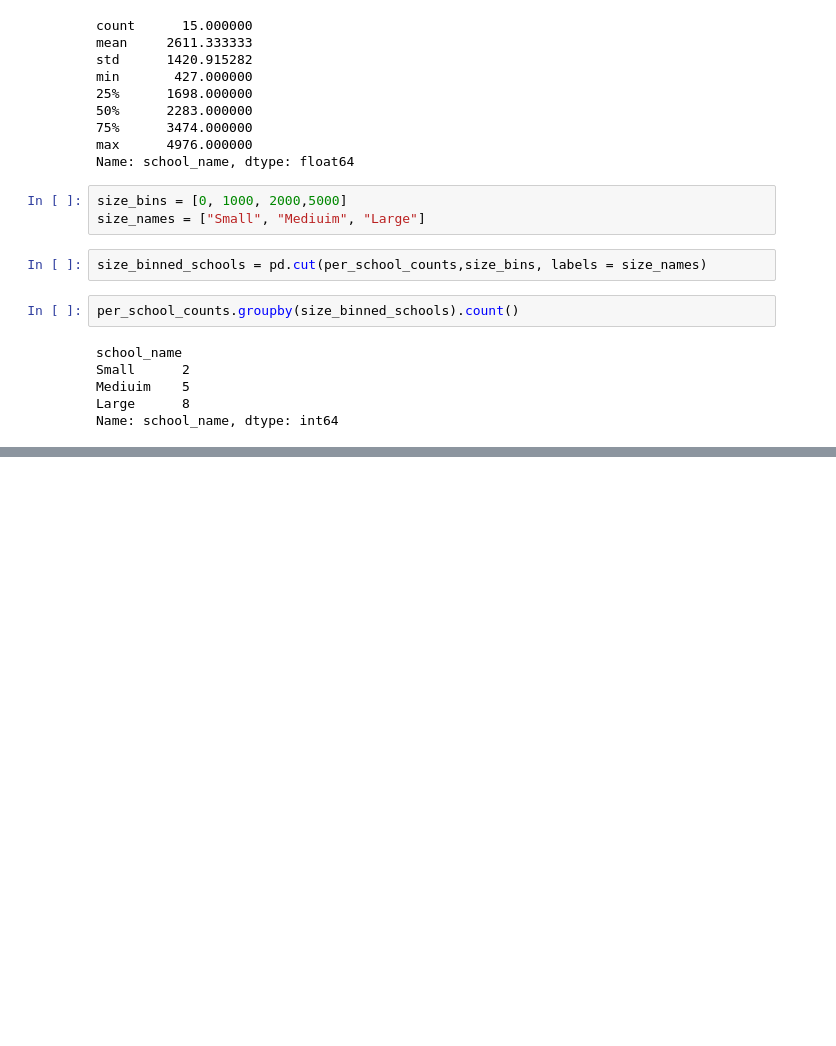
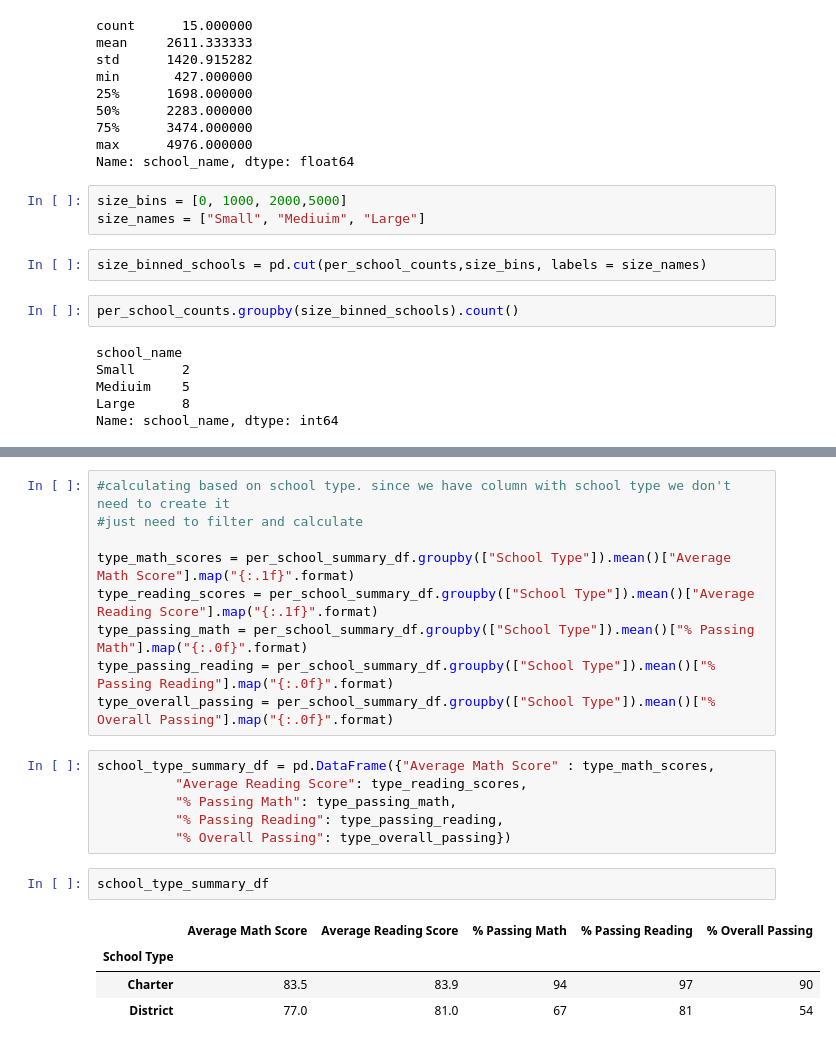
Before and after one commit to tolewicz/School_District_Analysis, a Jupyter notebook: PyCitySchools.ipynb, the cells around one changed output, grey strips where cells are left out. Drawn from its saved outputs; the diff is of its cells as text; blank space fills up the shorter version.

```diff
--- a/PyCitySchools.ipynb
+++ b/PyCitySchools.ipynb
@@ -1086,0 +1087,22 @@ size_summary_df
+# %%
+#calculating based on school type. since we have column with school type we don't need to create it
+#just need to filter and calculate
+
+type_math_scores = per_school_summary_df.groupby(["School Type"]).mean()["Average Math Score"].map("{:.1f}".format)
+type_reading_scores = per_school_summary_df.groupby(["School Type"]).mean()["Average Reading Score"].map("{:.1f}".format)
+type_passing_math = per_school_summary_df.groupby(["School Type"]).mean()["% Passing Math"].map("{:.0f}".format)
+type_passing_reading = per_school_summary_df.groupby(["School Type"]).mean()["% Passing Reading"].map("{:.0f}".format)
+type_overall_passing = per_school_summary_df.groupby(["School Type"]).mean()["% Overall Passing"].map("{:.0f}".format)
+# %%
+school_type_summary_df = pd.DataFrame({"Average Math Score" : type_math_scores,
+          "Average Reading Score": type_reading_scores,
+          "% Passing Math": type_passing_math,
+          "% Passing Reading": type_passing_reading,
+          "% Overall Passing": type_overall_passing})
+# %%
+school_type_summary_df
+# %% [output]
+|  | Average Math Score | Average Reading Score | % Passing Math | % Passing Reading | % Overall Passing |
+| School Type |  |  |  |  |  |
+| Charter | 83.5 | 83.9 | 94 | 97 | 90 |
+| District | 77.0 | 81.0 | 67 | 81 | 54 |
```
Also changed, not shown: parts of 2 cells of this notebook.
